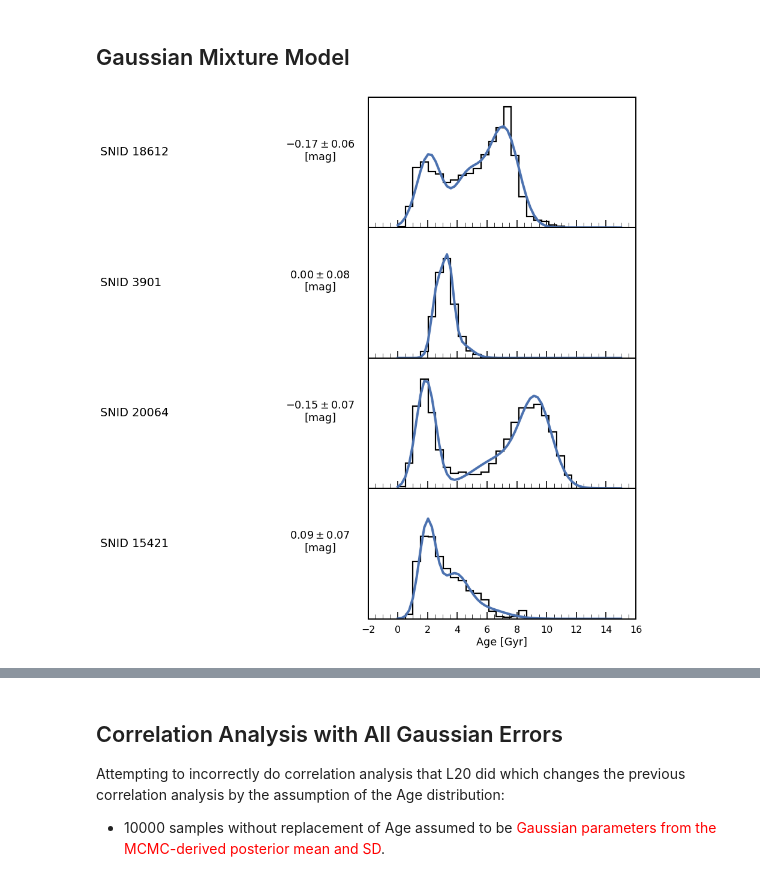
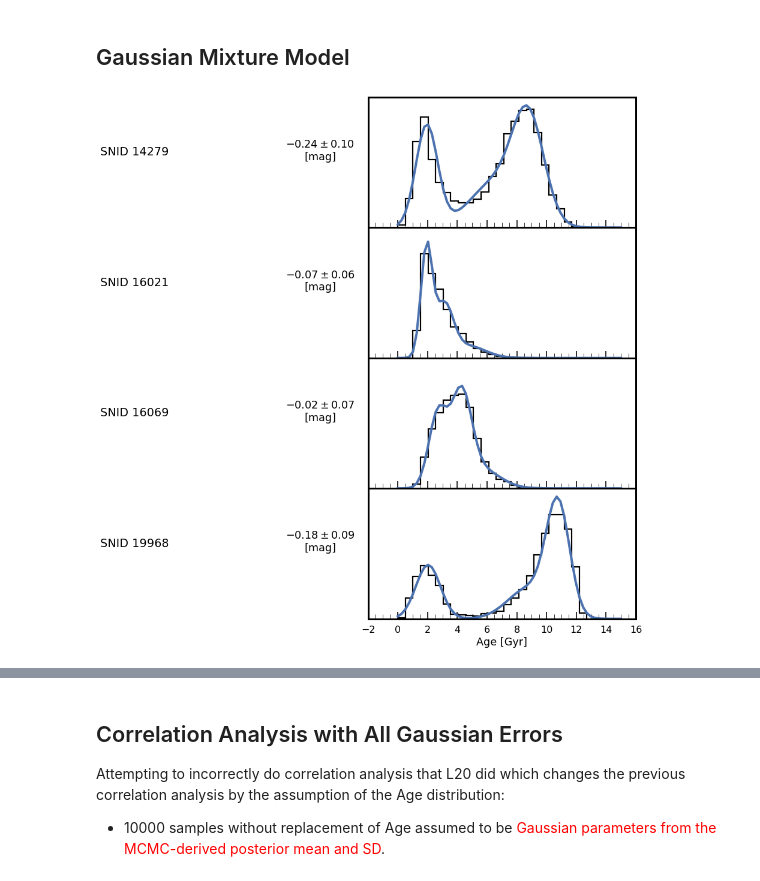
Before and after one commit to ketozhang/statistical-methods-on-sne-ia-luminosity-evolution, a Jupyter notebook: report.ipynb, the cells around one changed output, grey strips where cells are left out. Saved outputs shown, nothing was run; the diff lists cells and outputs as text; code cells hidden in the pictures.

Commit message:
Update campbellG sampling

```diff
--- a/report.ipynb
+++ b/report.ipynb
@@ -17,9 +17,9 @@ np.random.seed(20201009)
 # %% [markdown]
 # Data
 # %%
-def get_data(*args, showcase=True, **kwargs):
-    age_df = load_age_sample_from_mcmc_chains(*args, **kwargs, mode="read")
-    hr_df = load_hr("campbell")
+def get_data(dataset, showcase=True, **kwargs):
+    age_df = load_age_sample_from_mcmc_chains(dataset, **kwargs)
+    hr_df = load_hr()
     age_df, hr_df = clean_data(age_df, hr_df)
     snids = age_df.index.unique().tolist()
 
@@ -560,13 +581,9 @@ result_df = get_simulation()
 # %%
 from models.gaussian_mixture import GaussianMixture
 
-def plot_gmm(gmm):
-    """
-    name: {"local", "global"}
-    """
+def plot_gmm(age_df, gmm):
     # DATA
-    results = gmm.get_results()
-#     results = results.set_index('snid')
+    results = {snid: result for snid, result in zip(snids, gmm.get_results())}
 
     # PLOT
     nrows, ncols = 4, 1
@@ -602,9 +619,9 @@ def plot_gmm(gmm):
 # %%
 gmm = GaussianMixture("local")
 # gmm.fit_age_posterior(age_df)
-plot_gmm(gmm)
+plot_gmm(age_df, gmm)
 # %% [output]
-[figure, old version]
+[figure, new version]
 # %%
 gmm = GaussianMixture("global")
 # gmm.fit_age_posterior(age_df)
```
Also changed, not shown: parts of 11 cells of this notebook, 6 other files.
